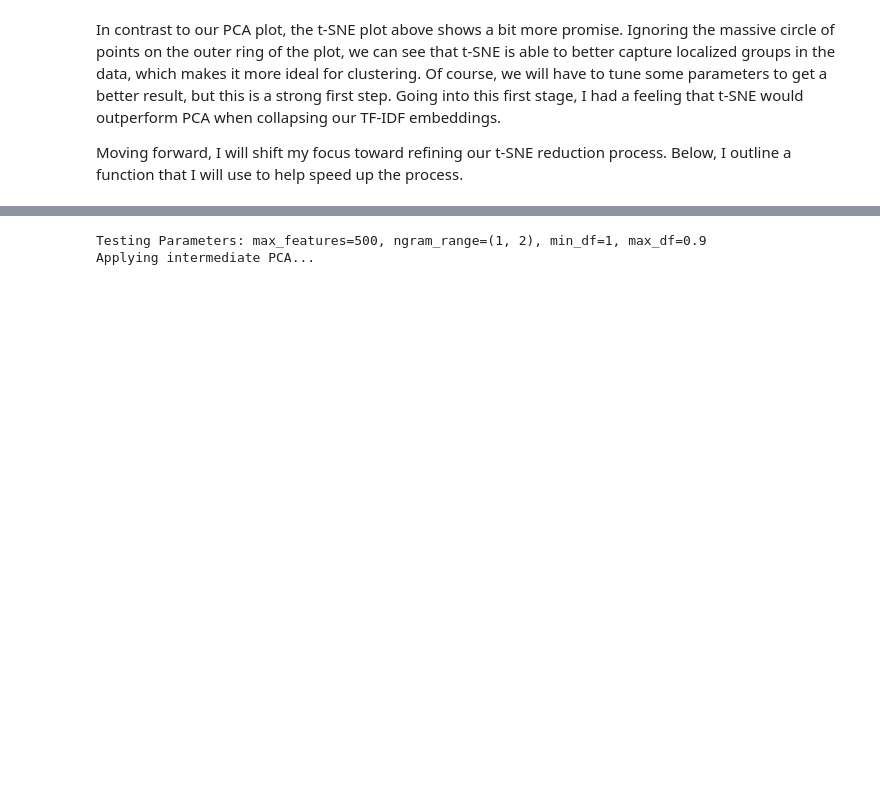
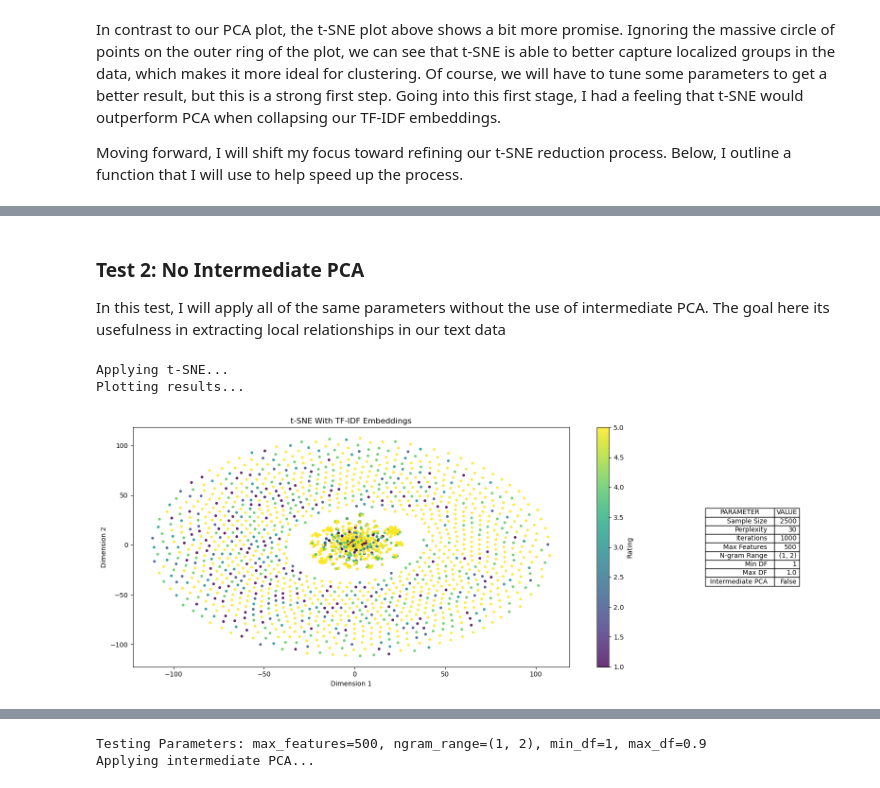
Before and after one commit to sm110101/portfolio_site, a Jupyter notebook: technical-details/unsupervised-learning/main.ipynb, the cells around one changed output, grey strips where cells are left out. Saved outputs shown, nothing was run; the diff lists cells and outputs as text; code cells hidden in the pictures; blank space fills up the shorter version.

```diff
--- a/technical-details/unsupervised-learning/main.ipynb
+++ b/technical-details/unsupervised-learning/main.ipynb
@@ -205,0 +363,10 @@ Below, I define the following functions:
+# %% [markdown]
+### Test 2: No Intermediate PCA
+
+In this test, I will apply all of the same parameters without the use of intermediate PCA. The goal here its usefulness in extracting local relationships in our text data
+# %%
+reduce_and_visualize(reviews, intermediate_pca=False)
+# %% [output]
+Applying t-SNE...
+Plotting results...
+[figure, added]
```
Also changed, not shown: parts of 33 cells of this notebook, 33 other files.
